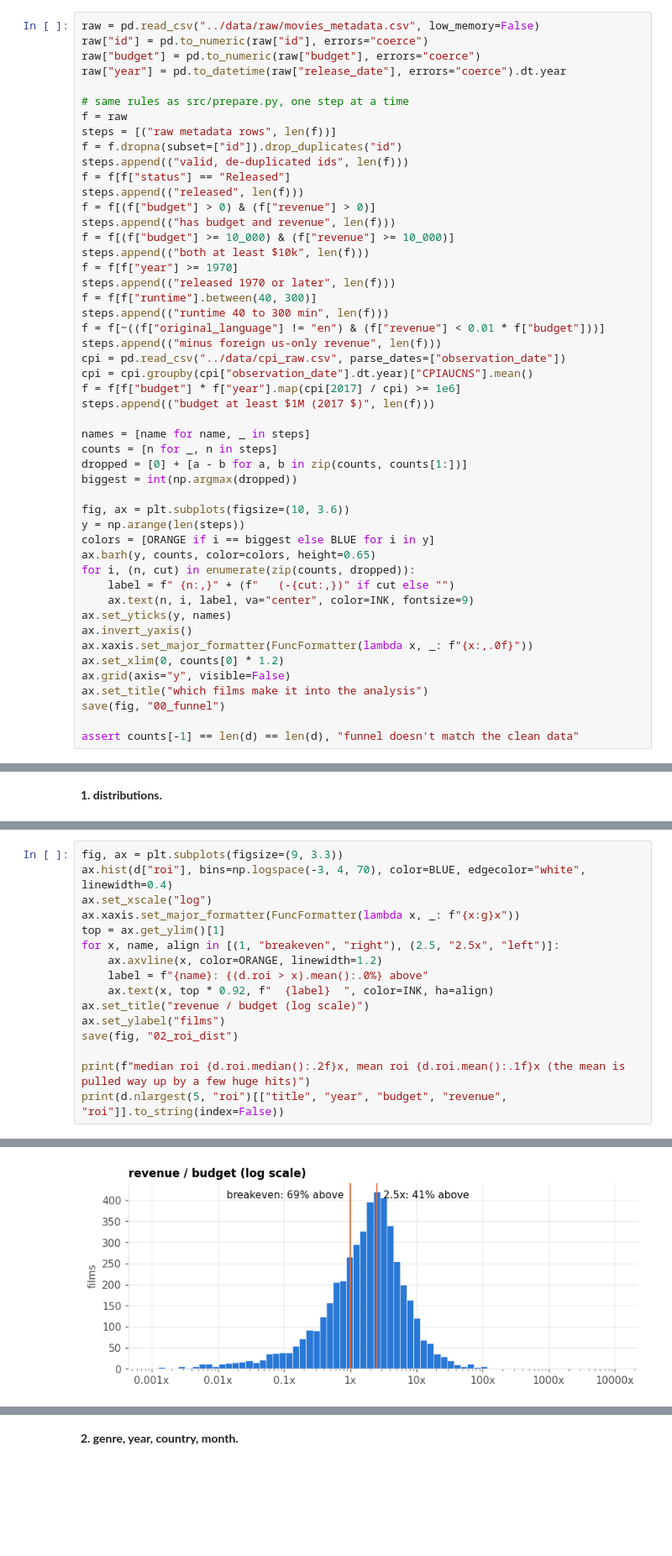
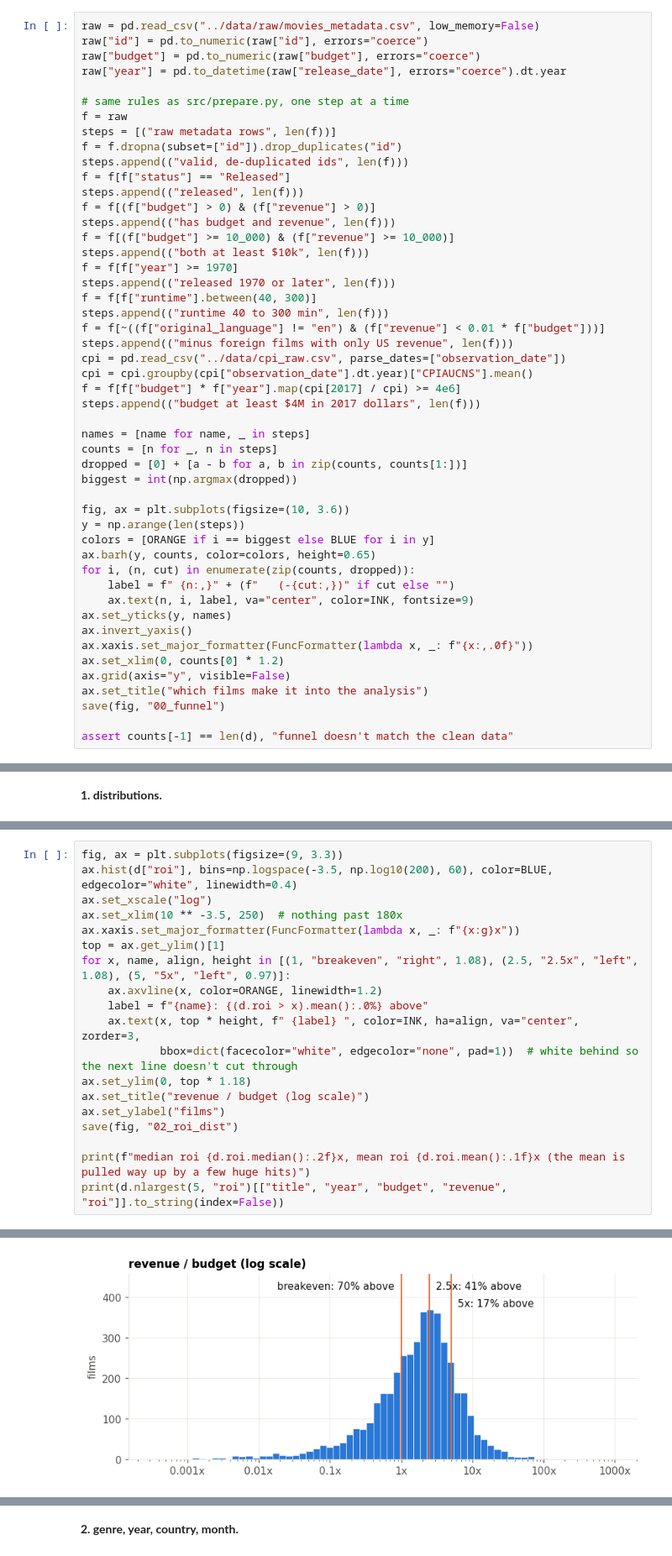
Before and after one commit to throkbor/movies-case, a Jupyter notebook: notebooks/eda.ipynb, the cells around one changed output, grey strips where cells are left out. Shown at 84% size. Saved outputs shown, nothing was run; the diff lists cells and outputs as text; blank space fills up the shorter version.

```diff
--- a/notebooks/eda.ipynb
+++ b/notebooks/eda.ipynb
@@ -90,11 +91,11 @@ steps.append(("released 1970 or later", len(f)))
 f = f[f["runtime"].between(40, 300)]
 steps.append(("runtime 40 to 300 min", len(f)))
 f = f[~((f["original_language"] != "en") & (f["revenue"] < 0.01 * f["budget"]))]
-steps.append(("minus foreign us-only revenue", len(f)))
+steps.append(("minus foreign films with only US revenue", len(f)))
 cpi = pd.read_csv("../data/cpi_raw.csv", parse_dates=["observation_date"])
 cpi = cpi.groupby(cpi["observation_date"].dt.year)["CPIAUCNS"].mean()
-f = f[f["budget"] * f["year"].map(cpi[2017] / cpi) >= 1e6]
-steps.append(("budget at least $1M (2017 $)", len(f)))
+f = f[f["budget"] * f["year"].map(cpi[2017] / cpi) >= 4e6]
+steps.append(("budget at least $4M in 2017 dollars", len(f)))
 
 names = [name for name, _ in steps]
 counts = [n for _, n in steps]
@@ -116,7 +117,7 @@ ax.grid(axis="y", visible=False)
 ax.set_title("which films make it into the analysis")
 save(fig, "00_funnel")
 
-assert counts[-1] == len(d) == len(d), "funnel doesn't match the clean data"
+assert counts[-1] == len(d), "funnel doesn't match the clean data"
 # %% [output]
 [figure]
 # %% [markdown]
@@ -150,13 +151,16 @@ max     $414.092M    $3.18539B
 # %%
 fig, ax = plt.subplots(figsize=(9, 3.3))
-ax.hist(d["roi"], bins=np.logspace(-3, 4, 70), color=BLUE, edgecolor="white", linewidth=0.4)
+ax.hist(d["roi"], bins=np.logspace(-3.5, np.log10(200), 60), color=BLUE, edgecolor="white", linewidth=0.4)
 ax.set_xscale("log")
+ax.set_xlim(10 ** -3.5, 250)  # nothing past 180x
 ax.xaxis.set_major_formatter(FuncFormatter(lambda x, _: f"{x:g}x"))
 top = ax.get_ylim()[1]
-for x, name, align in [(1, "breakeven", "right"), (2.5, "2.5x", "left")]:
+for x, name, align, height in [(1, "breakeven", "right", 1.08), (2.5, "2.5x", "left", 1.08), (5, "5x", "left", 0.97)]:
     ax.axvline(x, color=ORANGE, linewidth=1.2)
     label = f"{name}: {(d.roi > x).mean():.0%} above"
-    ax.text(x, top * 0.92, f"  {label}  ", color=INK, ha=align)
+    ax.text(x, top * height, f" {label} ", color=INK, ha=align, va="center", zorder=3,
+            bbox=dict(facecolor="white", edgecolor="none", pad=1))  # white behind so the next line doesn't cut through
+ax.set_ylim(0, top * 1.18)
 ax.set_title("revenue / budget (log scale)")
 ax.set_ylabel("films")
 save(fig, "02_roi_dist")
@@ -174,4 +178,4 @@ American Graffiti 1973.0  777000.0 140000000.0 180.180180
-[figure, old version]
+[figure, new version]
 # %%
 fig, axes = plt.subplots(1, 2, figsize=(10, 3.3))
 samples = [(allm, GRAY, "all released since 1970"), (d, BLUE, "money sample")]
```
Also changed, not shown: parts of 14 cells of this notebook, 30 other files.
